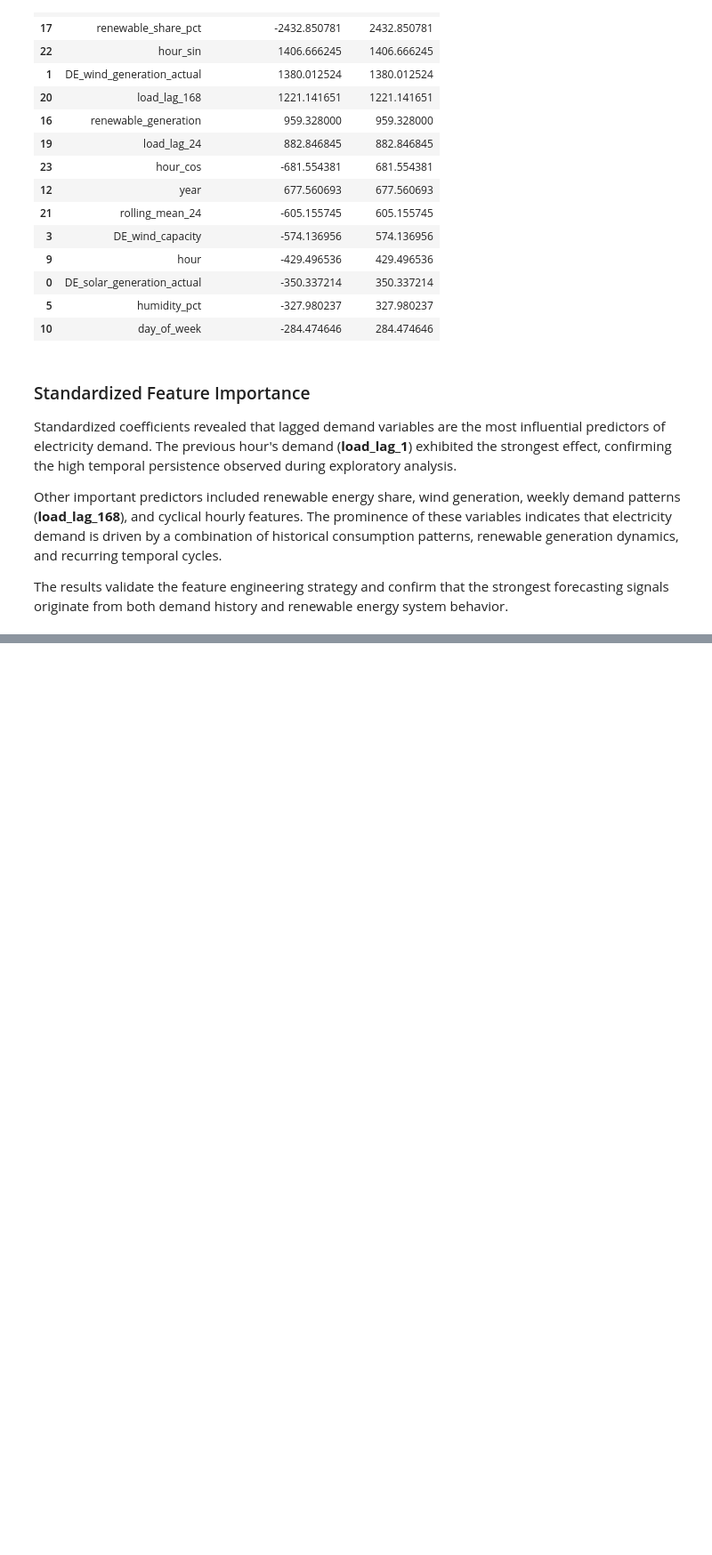
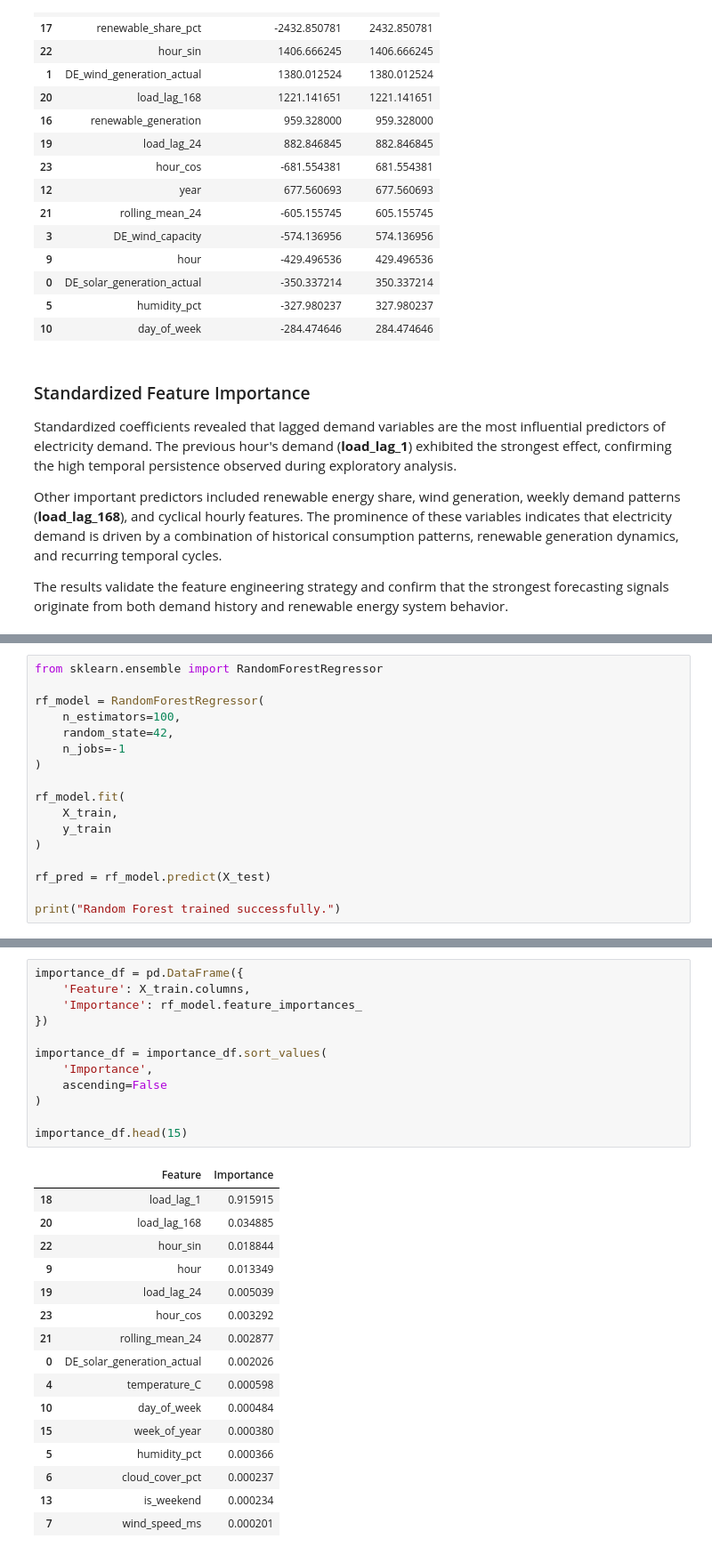
Before and after one commit to Kendivoen/energy-analytics-platform, a Jupyter notebook: notebooks/05_demand_forecasting.ipynb, the cells around one changed output, grey strips where cells are left out. Shown at 89% size. Saved outputs shown, nothing was run; the diff lists cells and outputs as text; blank space fills up the shorter version.

```diff
--- a/notebooks/05_demand_forecasting.ipynb
+++ b/notebooks/05_demand_forecasting.ipynb
@@ -383,0 +382,17 @@ The results validate the feature engineering strategy and confirm that the stron
+# %%
+from sklearn.ensemble import RandomForestRegressor
+
+rf_model = RandomForestRegressor(
+    n_estimators=100,
+    random_state=42,
+    n_jobs=-1
+)
+
+rf_model.fit(
+    X_train,
+    y_train
+)
+
+rf_pred = rf_model.predict(X_test)
+
+print("Random Forest trained successfully.")
@@ -383,0 +492,29 @@ The results validate the feature engineering strategy and confirm that the stron
+# %%
+importance_df = pd.DataFrame({
+    'Feature': X_train.columns,
+    'Importance': rf_model.feature_importances_
+})
+
+importance_df = importance_df.sort_values(
+    'Importance',
+    ascending=False
+)
+
+importance_df.head(15)
+# %% [output]
+|  | Feature | Importance |
+| 18 | load_lag_1 | 0.915915 |
+| 20 | load_lag_168 | 0.034885 |
+| 22 | hour_sin | 0.018844 |
+| 9 | hour | 0.013349 |
+| 19 | load_lag_24 | 0.005039 |
+| 23 | hour_cos | 0.003292 |
+| 21 | rolling_mean_24 | 0.002877 |
+| 0 | DE_solar_generation_actual | 0.002026 |
+| 4 | temperature_C | 0.000598 |
+| 10 | day_of_week | 0.000484 |
+| 15 | week_of_year | 0.000380 |
+| 5 | humidity_pct | 0.000366 |
+| 6 | cloud_cover_pct | 0.000237 |
+| 13 | is_weekend | 0.000234 |
+| 7 | wind_speed_ms | 0.000201 |
```
Also changed, not shown: parts of 52 cells of this notebook.
